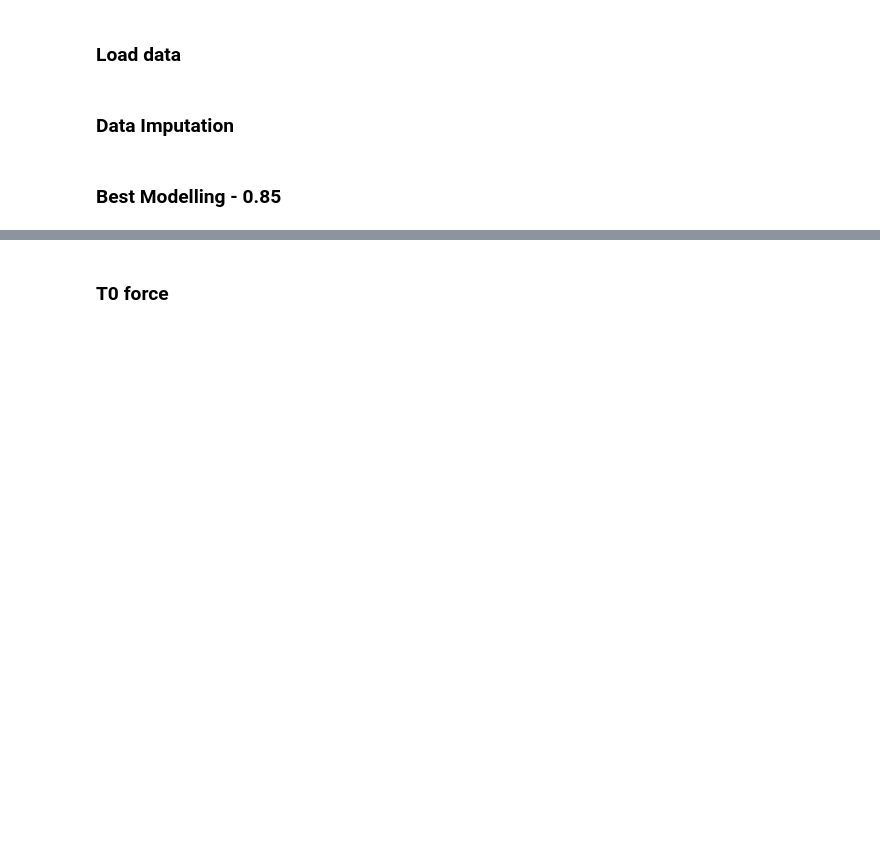
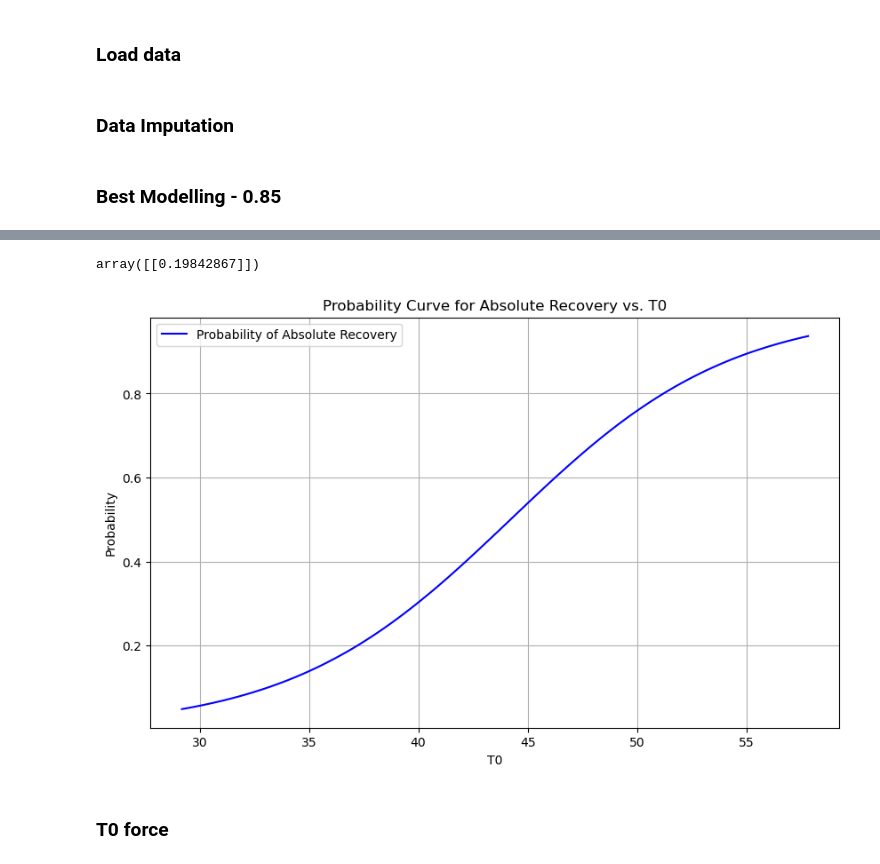
Before and after one commit to marwanelmo/AMSpred, a Jupyter notebook: Scripts/Final_ML_Singular.ipynb, the cells around one changed output, grey strips where cells are left out. Drawn from its saved outputs; the diff is of its cells as text; code cells hidden in the pictures; blank space fills up the shorter version.

```diff
--- a/Scripts/Final_ML_Singular.ipynb
+++ b/Scripts/Final_ML_Singular.ipynb
@@ -215,6 +215,28 @@ plot_conf_matrix(y_test, y_test_pred_null, 'Null Model')
 [figure]
 [figure]
 [figure]
+# %%
+log_reg.coef_
+# %% [output]
+array([[0.19842867]])
+# %%
+# Generate a range of values for T0
+t0_range = np.linspace(X_train['T0'].min(), X_train['T0'].max(), 100).reshape(-1, 1)
+
+# Compute the probabilities for the range of T0 values
+probabilities = log_reg.predict_proba(t0_range)[:, 1]
+
+# Plot the probability curve
+plt.figure(figsize=(10, 6))
+plt.plot(t0_range, probabilities, label='Probability of Absolute Recovery', color='blue')
+plt.xlabel('T0')
+plt.ylabel('Probability')
+plt.title('Probability Curve for Absolute Recovery vs. T0')
+plt.grid(True)
+plt.legend()
+plt.show()
+# %% [output]
+[figure, added]
 # %% [markdown]
 ### T0 force
 # %%
```
Also changed, not shown: parts of 9 cells of this notebook, 3 other files.
